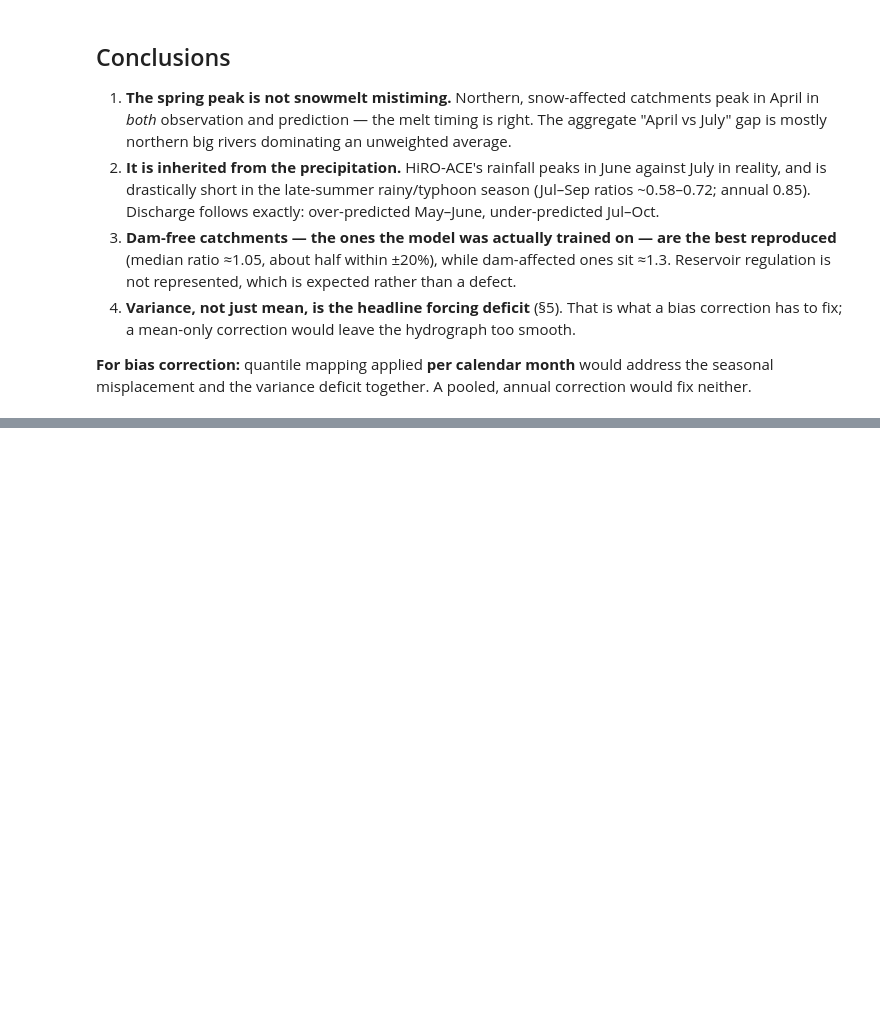
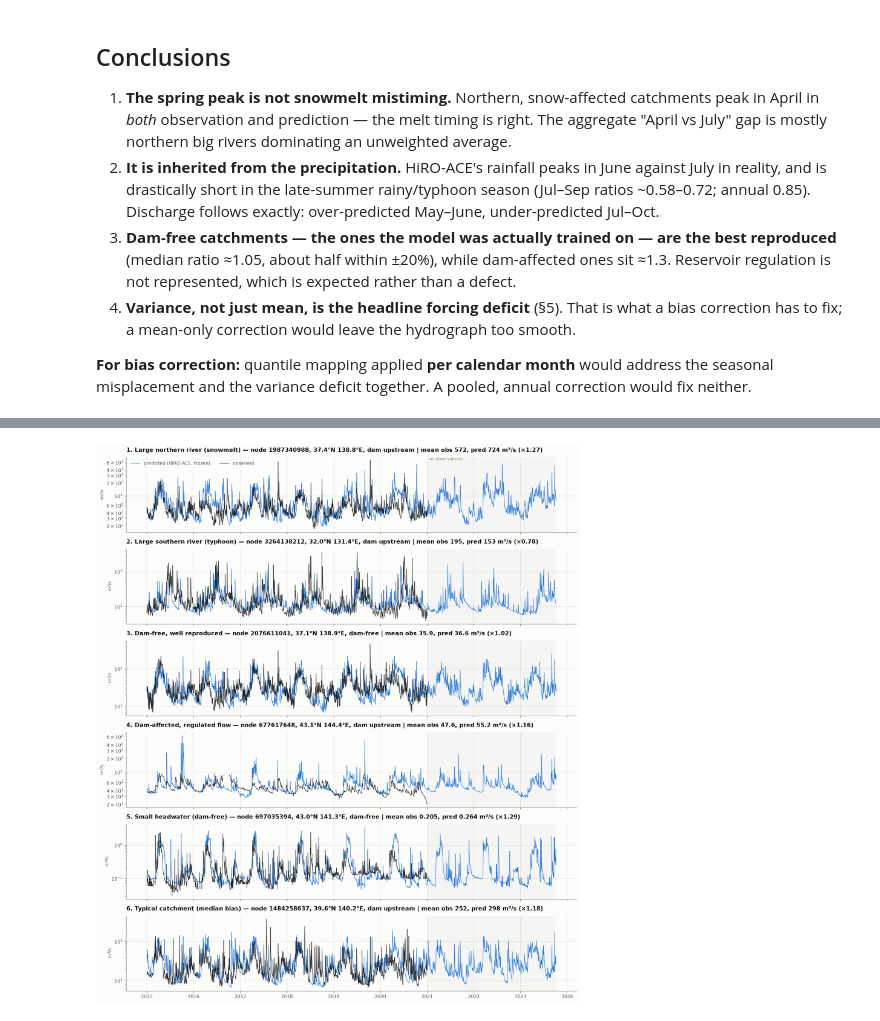
Before and after one commit to valentin-brekke/climate-hydro-pipeline, a Jupyter notebook: exploration/coupled_run/notebooks/coupled_run_diagnostics.ipynb, the cells around one changed output, grey strips where cells are left out. Cells and saved outputs as stored; diff of their text form; code cells hidden in the pictures; blank space fills up the shorter version.

```diff
--- a/exploration/coupled_run/notebooks/coupled_run_diagnostics.ipynb
+++ b/exploration/coupled_run/notebooks/coupled_run_diagnostics.ipynb
@@ -267,0 +361,21 @@ misplacement and the variance deficit together. A pooled, annual correction woul
+# %%
+def gauge_title(k, name, i):
+    r = stats.iloc[i]
+    return (f"{k}. {name} — node {nodes[i]}, {lat[i]:.1f}°N {lon[i]:.1f}°E, "
+            f"{'dam-free' if in_training[i] else 'dam upstream'} | mean obs {r.obs_mean:.3g}, "
+            f"pred {r.pred_mean:.3g} m³/s (×{r.ratio_mean:.2f})")
+
+fig, axes = plt.subplots(len(gidx), 1, figsize=(13, 2.5 * len(gidx)), sharex=True)
+for k, (a, (name, i)) in enumerate(zip(axes, gidx.items()), 1):
+    a.plot(pred_t, P[i], color=BLUE, lw=.8, label="predicted (HiRO-ACE, frozen)")
+    a.plot(obs_t, O[i], color=INK, lw=.8, alpha=.85, label="observed")
+    a.axvspan(obs_t[-1], pred_t[-1], color=INK3, alpha=.06, lw=0)
+    a.set_yscale("log")
+    style(a, gauge_title(k, name, i), "m³/s")
+    a.title.set_fontsize(9.5)
+axes[0].legend(frameon=False, labelcolor=INK2, ncol=2, loc="upper left")
+axes[0].text(obs_t[-1], 1.0, "  no observations", transform=axes[0].get_xaxis_transform(),
+             va="top", color=INK3, fontsize=8)
+fig.tight_layout()
+# %% [output]
+[figure, added]
```
Also changed, not shown: parts of 16 cells of this notebook, 5 other files.
